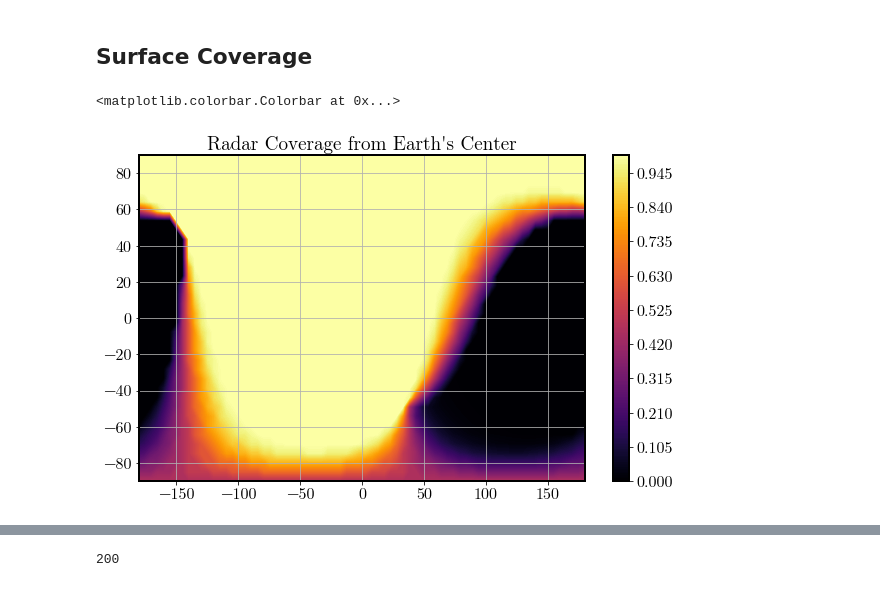
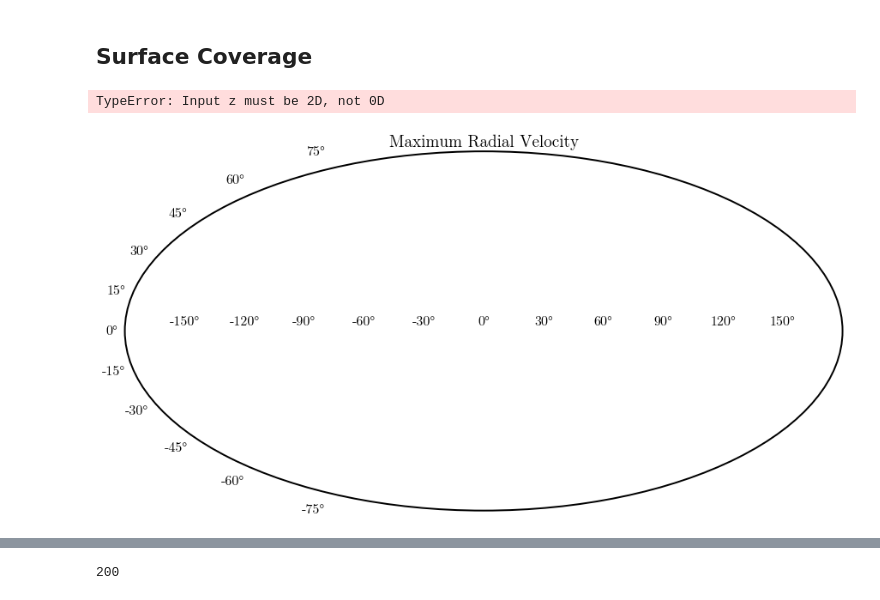
Before and after one commit to AgustinVallejo/Apophis, a Jupyter notebook: New Notebooks/4. Subradar Point.ipynb, the cells around one changed output, grey strips where cells are left out. Saved outputs shown, nothing was run; the diff lists cells and outputs as text; code cells hidden in the pictures.

```diff
--- a/New Notebooks/4. Subradar Point.ipynb
+++ b/New Notebooks/4. Subradar Point.ipynb
@@ -66,15 +66,15 @@ def get_apo_to_earth(apo,obs,only_visible=True):
     apo_sky = SkyCoord(ra=apo['RA']*u.deg,dec=apo['DEC']*u.deg,
                        distance=apo['delta (Rt)']*u.earthRad)
     obs_time = Time(apo['datetime_jd'], format='jd')
-    if not (obs is None):
+    if (obs is None):
+        apo_to_obs = SkyCoord(-apo_sky.cartesian, frame='gcrs', obstime=obs_time)
+    else:
         obs_zenith = zenith_ecuat(obs, obs_time)
         # Dot product to determine if there's visibility:
         dot = np.dot(vec(apo_sky.cartesian),vec(obs_zenith.cartesian))
         if only_visible and dot < 0:
             return None
         apo_to_obs = SkyCoord(obs_zenith.cartesian - apo_sky.cartesian, frame='gcrs', obstime=obs_time)
-    else:
-        apo_to_obs = SkyCoord(-apo_sky.cartesian, frame='gcrs', obstime=obs_time)
     return apo_to_obs
 
 def new_coordinates_matrix():
@@ -132,13 +132,13 @@ def rotate_asteroid(v_subradar,t):
 
 def rotation_matrix(t):
     omega = 2*np.pi/(27.38/24)
-    theta = omega*t
+    theta = omega*t - 0.5967
     ROT = np.matrix([[np.cos(theta),np.sin(theta),0],
                      [-np.sin(theta),np.cos(theta),0],
                      [0,0,1]])
     return ROT
 
-def get_subradar_points(ephemeris,obs):
+def get_subradar_points(ephemeris,obs,only_visible=True):
     """
     This function iterates over the ephemeris to generate subradar points
     for a specific observatory
@@ -155,7 +155,7 @@ def get_subradar_points(ephemeris,obs):
 
     date0 = ephemeris['datetime_jd'][ephemeris['delta (Rt)'].idxmin()]
     for r,row in ephemeris.iterrows():
-        point = get_apo_to_earth(row,obs)
+        point = get_apo_to_earth(row,obs,only_visible)
         if point:
             point_sub = to_subradar_coordinates(point)
             output['date'] += [row['datetime_str']]
@@ -274,5 +270,17 @@ min(subradar_points.dist)
 # %% [markdown]
 ## Surface Coverage
+# %%
+def path(ax):
+    ax.plot(np.deg2rad(subradar_points.lonR),np.deg2rad(subradar_points.latR),'ko',ms=7)
+    ax.plot(np.deg2rad(subradar_points.lonR),np.deg2rad(subradar_points.latR),'wo',ms=6)
+
+def earth(ax,t):
+    ax.plot(np.deg2rad(subradar_points.lonR[t]),np.deg2rad(subradar_points.latR[t]),'bo',ms=17)
+    ax.plot(np.deg2rad(subradar_points.lonR[t]),np.deg2rad(subradar_points.latR[t]),'wo',ms=12)
+    ax.plot(np.deg2rad(subradar_points.lonR[t]),np.deg2rad(subradar_points.latR[t]),'b_',ms=17)
+    ax.plot(np.deg2rad(subradar_points.lonR[t]),np.deg2rad(subradar_points.latR[t]),'b|',ms=17)
+# %%
+subradar_points = pd.DataFrame(get_subradar_points(ephemeris,None))
 # %%
 # Given longitude and latitude angles in degrees, return cartesian representation
 spherical = lambda lon,lat: (np.cos(np.deg2rad(lon))*np.cos(np.deg2rad(lat)),
@@ -317,11 +349,12 @@ full_cov_norm = full_coverage_SNR(subradar_points)
 # %%
-fig = plt.figure(figsize=(10,6))
-ax = plt.subplot(111) #, projection = 'mollweide')
-ax.set_title("Radar Coverage from "+obs['Name'])
-axx = ax.contourf(lons, lats, full_cov_norm, cmap="inferno", levels=len(subradar_points))
+
+fig = plt.figure(figsize=(15,8))
+ax = plt.subplot(111, projection = 'mollweide')
+ax.set_title("Maximum Radial Velocity")
+axx = ax.contourf(np.deg2rad(lons), np.deg2rad(lats), full_cov, cmap="RdBu", levels=100)
+earth(ax,MIN)
 ax.grid()
-fig.colorbar(axx,ax=ax)
-# ax.savefig("Radio coverage %s.png"%obs['Name'])
+fig.colorbar(axx,ax=ax, label=r"Radial Velocity [$\times 10^{-3}$ m/s]")
 # %% [output]
-<matplotlib.colorbar.Colorbar at 0x...>
+TypeError: Input z must be 2D, not 0D
-[figure, old version]
+[figure, new version]
```
Also changed, not shown: parts of 19 cells of this notebook, 31 other files.
